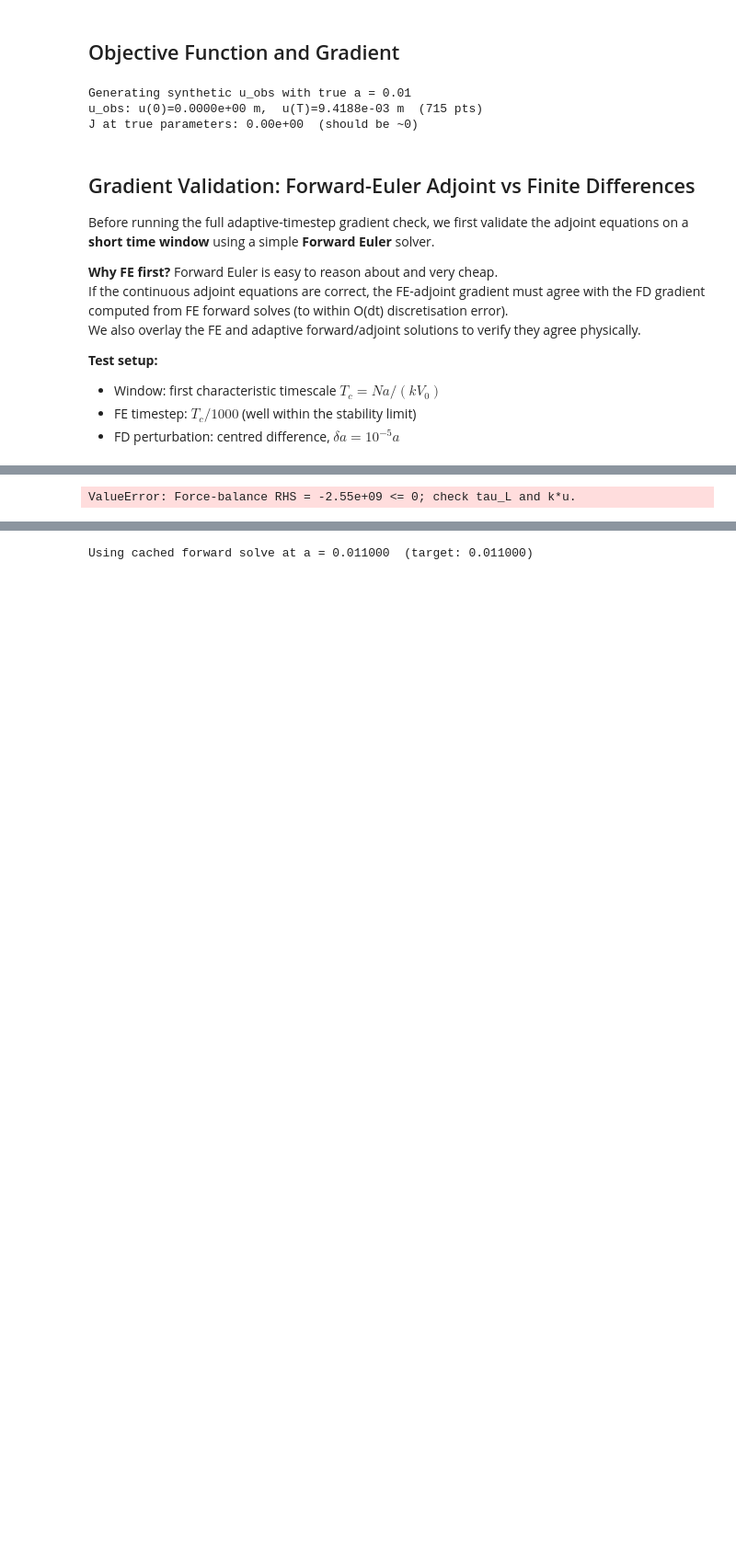
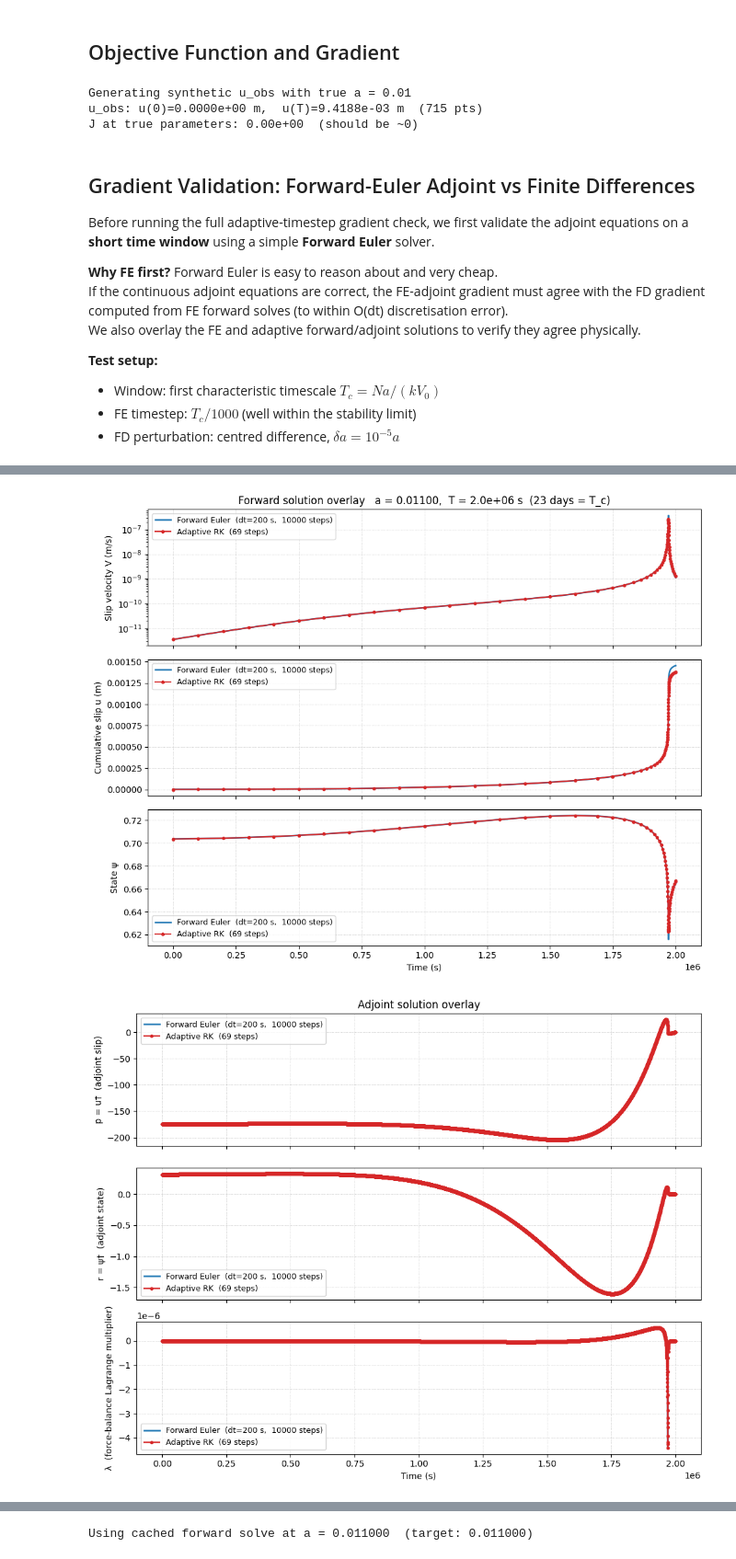
Before and after one commit to ericeberg3/spring-slider-adjoint, a Jupyter notebook: slip_adjoint_springslider_adapttime.ipynb, the cells around one changed output, grey strips where cells are left out. Shown at 92% size. Drawn from its saved outputs; the diff is of its cells as text; code cells hidden in the pictures; blank space fills up the shorter version.

```diff
--- a/slip_adjoint_springslider_adapttime.ipynb
+++ b/slip_adjoint_springslider_adapttime.ipynb
@@ -335,15 +335,15 @@ def forward_solve_euler(M, T, u0, psi0, dt):
 #   At V_bg=1e-9, |G_psi| ~ 6e-6 s^-1  =>  dt_max ~ 1.7e5 s
 #   We use T_c/1000 ~ 5e3 s  (safely stable)
 # ------------------------------------------------------------------
-T_test   = T_c
-dt_euler = T_c / 1000.0
+T_test   = T_c * 0.9e-2
+dt_euler = T_test / 10000.0
 n_euler  = int(round(T_test / dt_euler))
 print(f"Test window : T_test  = {T_test:.3e} s  ({T_test/86400:.1f} days = T_c)")
 print(f"FE timestep : dt      = {dt_euler:.3e} s  =>  {n_euler} steps")
 
 # 10 % perturbation in a (same as the existing gradient-check cell below)
 M_fe      = dict(M_true)
-M_fe['a'] = M_true['a'] * 0.9
+M_fe['a'] = M_true['a'] * 1.1
 da_fd     = M_fe['a'] * 1e-5          # central-difference perturbation
 
 # Smoothing length for the short window
@@ -377,8 +377,10 @@ adj_fe      = adjoint_solve(fwd_fe, t_obs_test, u_obs_test, M_fe, sigma_test)
 grad_adj_fe = compute_grad_a(fwd_fe, adj_fe, M_fe)
 
 print(f"[4/5] Adaptive adjoint solve ...")
-adj_ad      = adjoint_solve(fwd_ad, t_obs_test, u_obs_test, M_fe, sigma_test)
-grad_adj_ad = compute_grad_a(fwd_ad, adj_ad, M_fe)
+# adj_ad      = adjoint_solve(fwd_ad, t_obs_test, u_obs_test, M_fe, sigma_test)
+adj_ad      = adjoint_solve(fwd_fe, t_obs_test, u_obs_test, M_fe, sigma_test)
+grad_adj_ad = compute_grad_a(fwd_fe, adj_ad, M_fe)
+# grad_adj_ad = compute_grad_a(fwd_ad, adj_ad, M_fe)
 
 # ------------------------------------------------------------------
 # Step 5: FD gradient (all FE forward solves for speed)
@@ -388,6 +390,8 @@ M_p = dict(M_fe); M_p['a'] = M_fe['a'] + da_fd
 M_m = dict(M_fe); M_m['a'] = M_fe['a'] - da_fd
 J_p = compute_J(forward_solve_euler(M_p, T_test, u_init, psi_init, dt_euler),
                 t_obs_test, u_obs_test, sigma_test)
+# J_m = compute_J(forward_solve_euler(M_m, T_test, u_obs_test, psi_init, dt_euler),
+#                 t_obs_test, u_obs_test, sigma_test)
 J_m = compute_J(forward_solve_euler(M_m, T_test, u_init, psi_init, dt_euler),
                 t_obs_test, u_obs_test, sigma_test)
 grad_fd = (J_p - J_m) / (2.0 * da_fd)
@@ -413,7 +417,8 @@ print(f"{'':->68}")
 # Plot A — Forward solution overlay (V, u, psi)
 # ======================================================================
 kw_fe = dict(color='C0', lw=1.8,  label=f'Forward Euler  (dt={dt_euler:.0f} s,  {n_euler} steps)')
-kw_ad = dict(color='C3', lw=1.4,  ls='--', label=f'Adaptive RK  ({len(fwd_ad["t"])-1} steps)')
+# kw_ad = dict(color='C3', lw=1.4,  ls='--', label=f'Adaptive RK  ({len(fwd_ad["t"])-1} steps)')
+kw_ad = dict(color='C3', marker='.', label=f'Adaptive RK  ({len(fwd_ad["t"])-1} steps)')
 
 fig_a, axs_a = plt.subplots(3, 1, figsize=(10, 8), sharex=True)
 
@@ -496 +513,2 @@ Smoothing σ : 2.222e+07 s
-ValueError: Force-balance RHS = -2.55e+09 <= 0; check tau_L and k*u.
+[figure, added]
+[figure, added]
```
Also changed, not shown: parts of 3 cells of this notebook, 4 other files.
